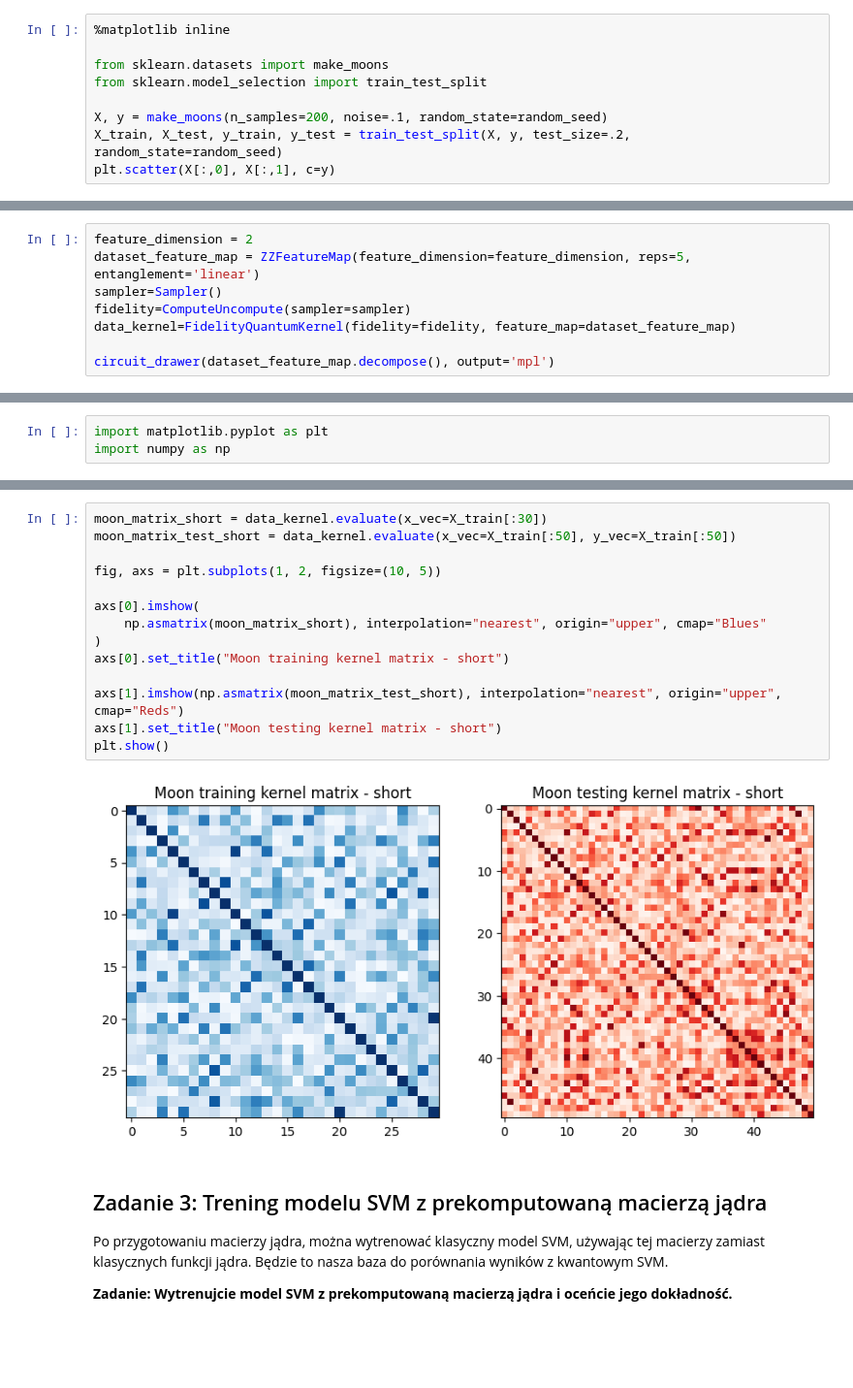
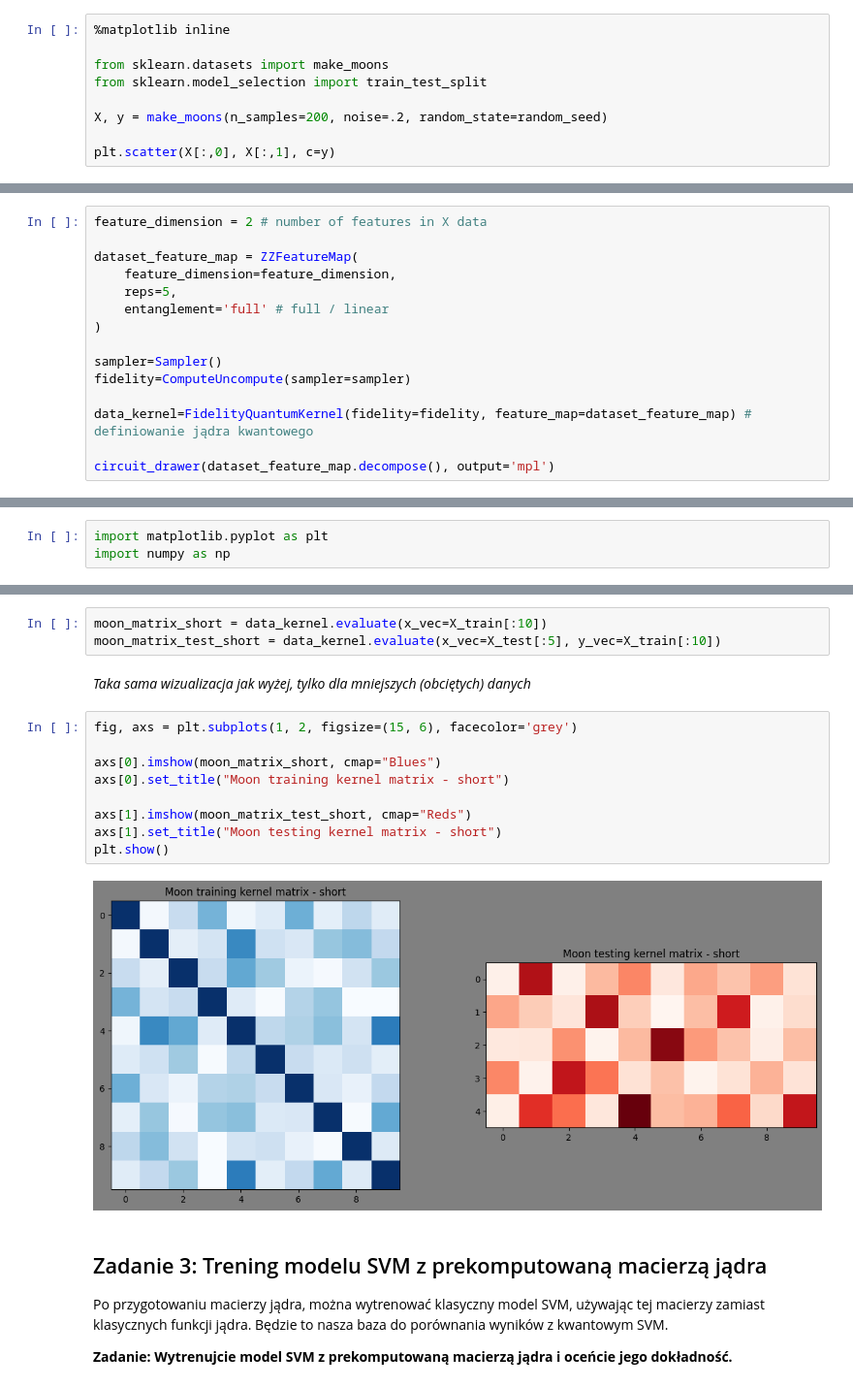
Before and after one commit to jozef-kasprzycki/quantum_ai, a Jupyter notebook: Intro_to_ml_notebook/linear_QSVC_zadanie.ipynb, the cells around one changed output, grey strips where cells are left out. Shown: that part at 97% size. Cells and saved outputs as stored; diff of their text form; blank space fills up the shorter version.

```diff
--- a/Intro_to_ml_notebook/linear_QSVC_zadanie.ipynb
+++ b/Intro_to_ml_notebook/linear_QSVC_zadanie.ipynb
@@ -21,8 +22,8 @@ algorithm_globals.random_seed = random_seed
 from sklearn.datasets import make_moons
 from sklearn.model_selection import train_test_split
 
-X, y = make_moons(n_samples=200, noise=.1, random_state=random_seed)
-X_train, X_test, y_train, y_test = train_test_split(X, y, test_size=.2, random_state=random_seed)
+X, y = make_moons(n_samples=200, noise=.2, random_state=random_seed)
+
 plt.scatter(X[:,0], X[:,1], c=y)
 # %% [output]
 <matplotlib.collections.PathCollection at 0x...>
@@ -45,11 +51,18 @@ from qiskit_algorithms.state_fidelities import ComputeUncompute
 from qiskit_machine_learning.kernels import FidelityQuantumKernel
 from qiskit.visualization import circuit_drawer
 # %%
-feature_dimension = 2
-dataset_feature_map = ZZFeatureMap(feature_dimension=feature_dimension, reps=5, entanglement='linear')
+feature_dimension = 2 # number of features in X data
+
+dataset_feature_map = ZZFeatureMap(
+    feature_dimension=feature_dimension,
+    reps=5,
+    entanglement='full' # full / linear
+)
+
 sampler=Sampler()
 fidelity=ComputeUncompute(sampler=sampler)
-data_kernel=FidelityQuantumKernel(fidelity=fidelity, feature_map=dataset_feature_map)
+
+data_kernel=FidelityQuantumKernel(fidelity=fidelity, feature_map=dataset_feature_map) # definiowanie jądra kwantowego
 
 circuit_drawer(dataset_feature_map.decompose(), output='mpl')
 # %% [output]
@@ -78,19 +117,19 @@ plt.show()
+# %%
+moon_matrix_short = data_kernel.evaluate(x_vec=X_train[:10])
+moon_matrix_test_short = data_kernel.evaluate(x_vec=X_test[:5], y_vec=X_train[:10])
+# %% [markdown]
+*Taka sama wizualizacja jak wyżej, tylko dla mniejszych (obciętych) danych*
 # %%
-moon_matrix_short = data_kernel.evaluate(x_vec=X_train[:30])
-moon_matrix_test_short = data_kernel.evaluate(x_vec=X_train[:50], y_vec=X_train[:50])
+fig, axs = plt.subplots(1, 2, figsize=(15, 6), facecolor='grey')
 
-fig, axs = plt.subplots(1, 2, figsize=(10, 5))
-
-axs[0].imshow(
-    np.asmatrix(moon_matrix_short), interpolation="nearest", origin="upper", cmap="Blues"
-)
+axs[0].imshow(moon_matrix_short, cmap="Blues")
 axs[0].set_title("Moon training kernel matrix - short")
 
-axs[1].imshow(np.asmatrix(moon_matrix_test_short), interpolation="nearest", origin="upper", cmap="Reds")
+axs[1].imshow(moon_matrix_test_short, cmap="Reds")
 axs[1].set_title("Moon testing kernel matrix - short")
 plt.show()
 # %% [output]
-[figure, old version]
+[figure, new version]
 # %% [markdown]
 ## Zadanie 3: Trening modelu SVM z prekomputowaną macierzą jądra
 Po przygotowaniu macierzy jądra, można wytrenować klasyczny model SVM, używając tej macierzy zamiast klasycznych funkcji jądra. Będzie to nasza baza do porównania wyników z kwantowym SVM.
```
Also changed, not shown: parts of 10 cells of this notebook.
